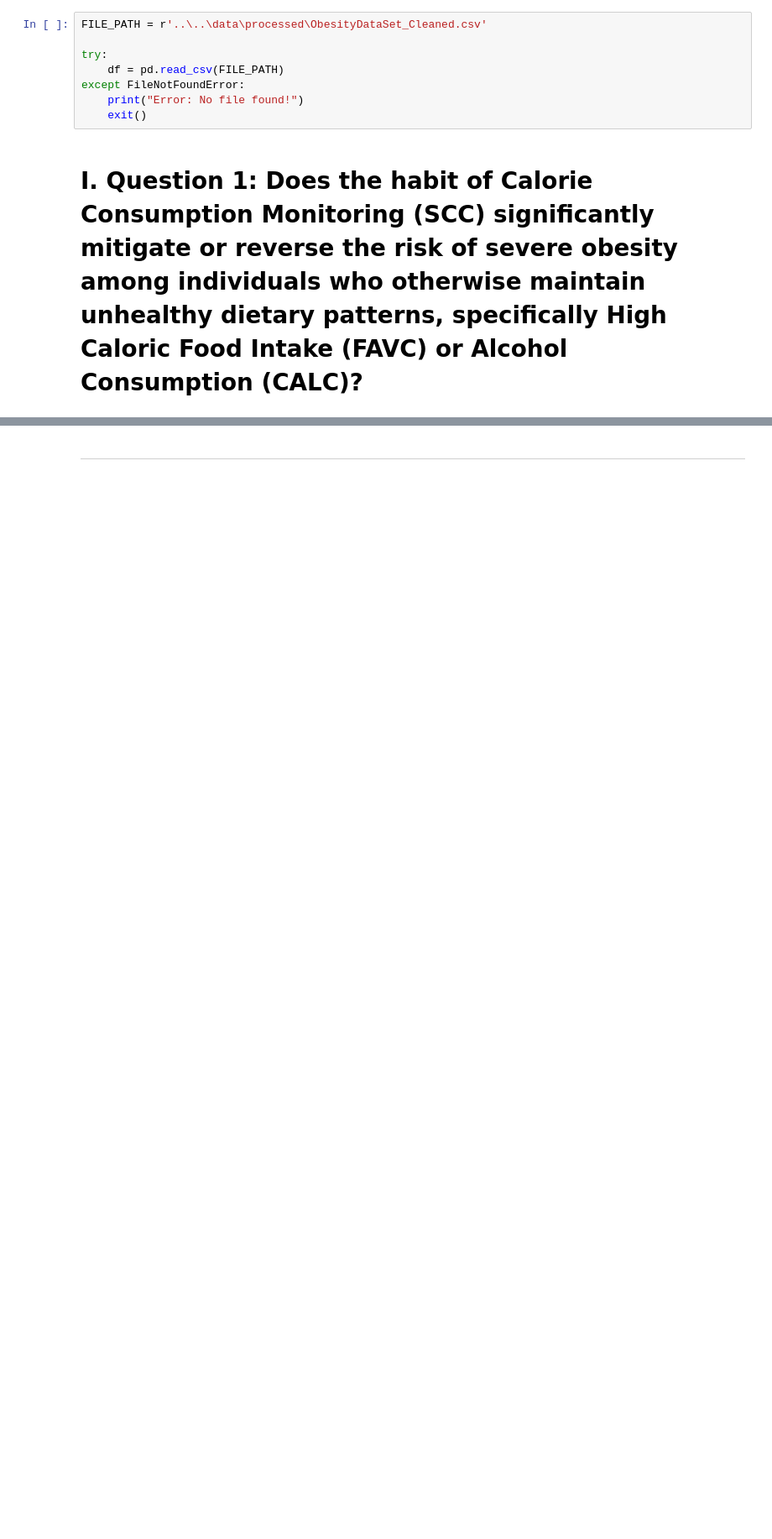
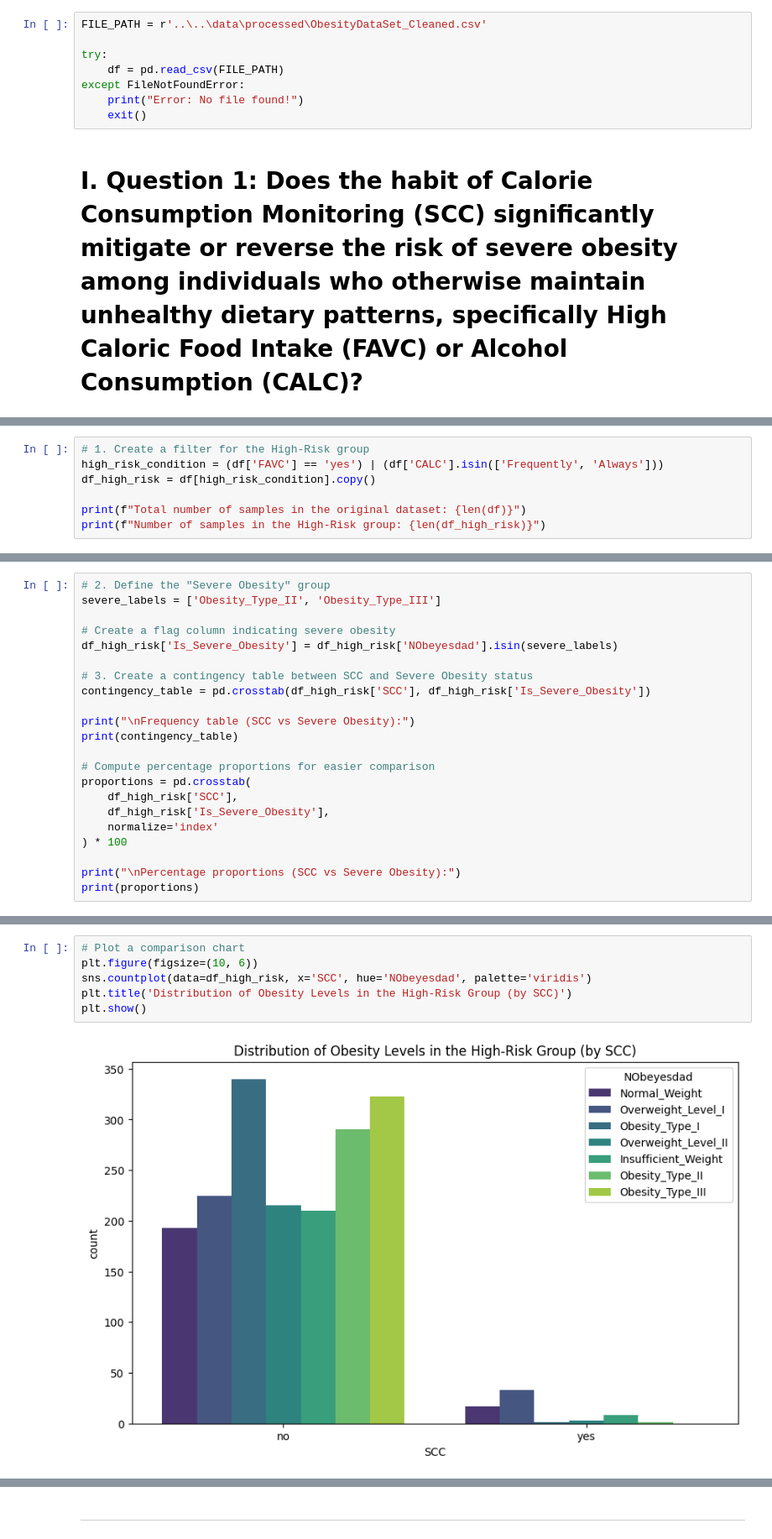
Before and after one commit to ThunderRed1578/Obesity-or-CVD-risk-Classify-Regressor-Cluster-CSC17104, a Jupyter notebook: source/Question Answering (1, 2).ipynb, the cells around one changed output, grey strips where cells are left out. Shown at 84% size. Saved outputs shown, nothing was run; the diff lists cells and outputs as text; blank space fills up the shorter version.

```diff
--- a/source/Question Answering (1, 2).ipynb
+++ b/source/Question Answering (1, 2).ipynb
@@ -103,0 +118,7 @@ except FileNotFoundError:
+# %%
+# 1. Create a filter for the High-Risk group
+high_risk_condition = (df['FAVC'] == 'yes') | (df['CALC'].isin(['Frequently', 'Always']))
+df_high_risk = df[high_risk_condition].copy()
+
+print(f"Total number of samples in the original dataset: {len(df)}")
+print(f"Number of samples in the High-Risk group: {len(df_high_risk)}")
@@ -103,0 +132,22 @@ except FileNotFoundError:
+# %%
+# 2. Define the "Severe Obesity" group
+severe_labels = ['Obesity_Type_II', 'Obesity_Type_III']
+
+# Create a flag column indicating severe obesity
+df_high_risk['Is_Severe_Obesity'] = df_high_risk['NObeyesdad'].isin(severe_labels)
+
+# 3. Create a contingency table between SCC and Severe Obesity status
+contingency_table = pd.crosstab(df_high_risk['SCC'], df_high_risk['Is_Severe_Obesity'])
+
+print("\nFrequency table (SCC vs Severe Obesity):")
+print(contingency_table)
+
+# Compute percentage proportions for easier comparison
+proportions = pd.crosstab(
+    df_high_risk['SCC'],
+    df_high_risk['Is_Severe_Obesity'],
+    normalize='index'
+) * 100
+
+print("\nPercentage proportions (SCC vs Severe Obesity):")
+print(proportions)
@@ -103,0 +168,8 @@ except FileNotFoundError:
+# %%
+# Plot a comparison chart
+plt.figure(figsize=(10, 6))
+sns.countplot(data=df_high_risk, x='SCC', hue='NObeyesdad', palette='viridis')
+plt.title('Distribution of Obesity Levels in the High-Risk Group (by SCC)')
+plt.show()
+# %% [output]
+[figure, added]
```
Also changed, not shown: parts of 11 cells of this notebook.
